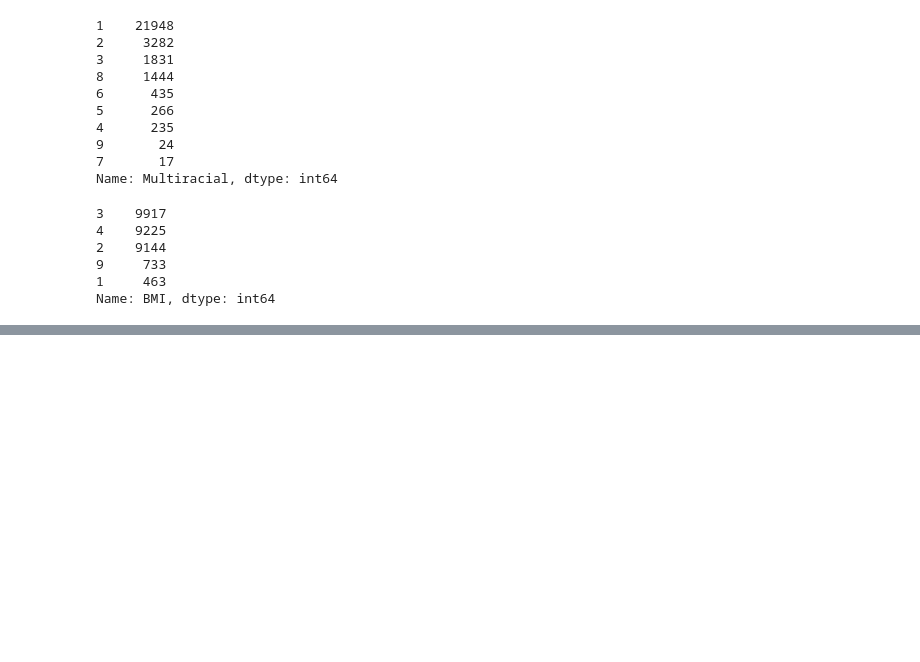
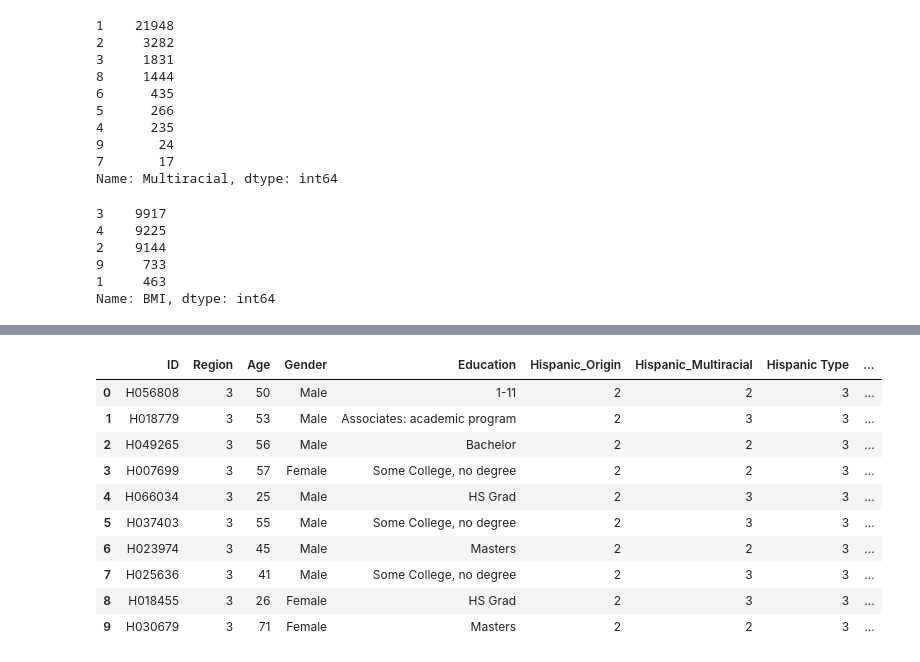
Before and after one commit to amyylin1/Drops_of_Jupyter, a Jupyter notebook: Demographics.ipynb, the cells around one changed output, grey strips where cells are left out. Saved outputs shown, nothing was run; the diff lists cells and outputs as text; code cells hidden in the pictures; blank space fills up the shorter version.

Commit message:
updated Demographics dataframe to translate numbers to descriptions

```diff
--- a/Demographics.ipynb
+++ b/Demographics.ipynb
@@ -445,0 +397,26 @@ dem_diabetes_df.head()
+# %%
+diabetes = dem_diabetes_df['Diabetic?']
+region = dem_diabetes_df['Region']
+hisp_origin = dem_diabetes_df['Hispanic_Origin']
+hisp_multiracial = dem_diabetes_df['Hispanic_Multiracial']
+hisp_type = dem_diabetes_df['Hispanic Type']
+multiracial = dem_diabetes_df['Multiracial']
+gender = dem_diabetes_df['Gender']
+# %%
+gender = gender.replace(
+    [1, 2, 7, 9],
+    ['Male', 'Female', 'Refused', 'Unknown'], inplace=True)
+
+dem_diabetes_df.head(10)
+# %% [output]
+|  | ID | Region | Age | Gender | Education | Hispanic_Origin | Hispanic_Multiracial | Hispanic Type | ... |
+| 0 | H056808 | 3 | 50 | Male | 1-11 | 2 | 2 | 3 | ... |
+| 1 | H018779 | 3 | 53 | Male | Associates: academic program | 2 | 3 | 3 | ... |
+| 2 | H049265 | 3 | 56 | Male | Bachelor | 2 | 2 | 3 | ... |
+| 3 | H007699 | 3 | 57 | Female | Some College, no degree | 2 | 2 | 3 | ... |
+| 4 | H066034 | 3 | 25 | Male | HS Grad | 2 | 3 | 3 | ... |
+| 5 | H037403 | 3 | 55 | Male | Some College, no degree | 2 | 3 | 3 | ... |
+| 6 | H023974 | 3 | 45 | Male | Masters | 2 | 2 | 3 | ... |
+| 7 | H025636 | 3 | 41 | Male | Some College, no degree | 2 | 3 | 3 | ... |
+| 8 | H018455 | 3 | 26 | Female | HS Grad | 2 | 3 | 3 | ... |
+| 9 | H030679 | 3 | 71 | Female | Masters | 2 | 2 | 3 | ... |
```
Also changed, not shown: parts of 17 cells of this notebook.
